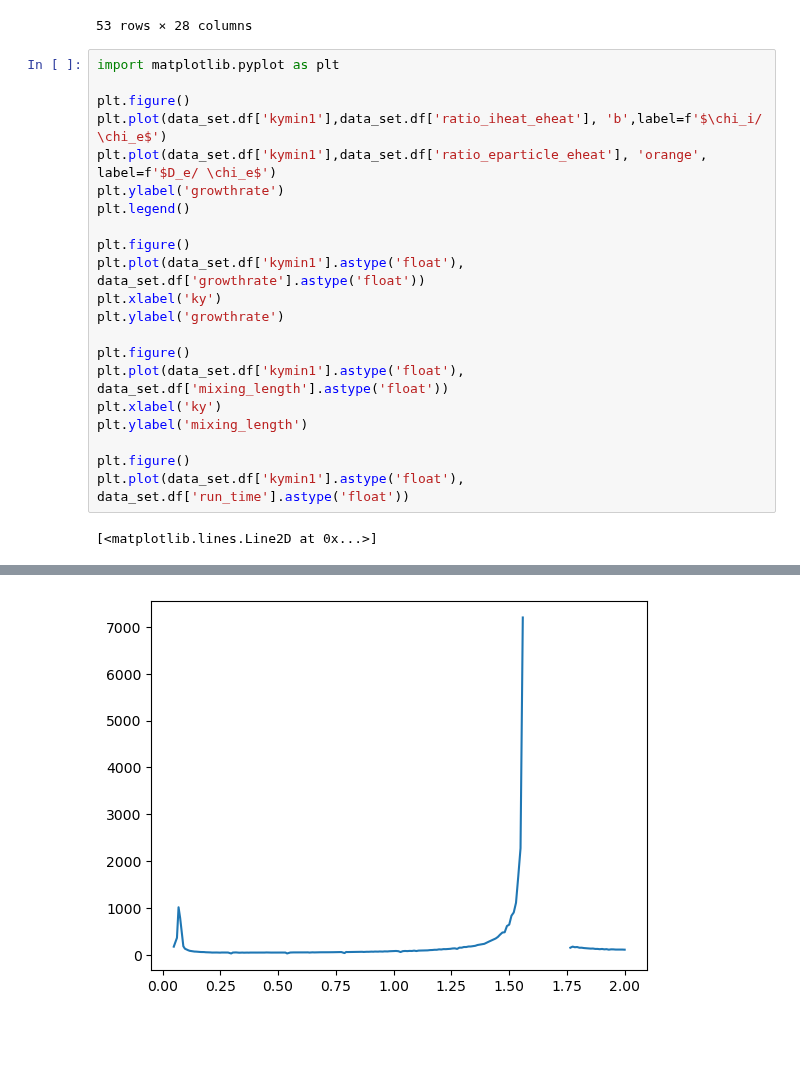
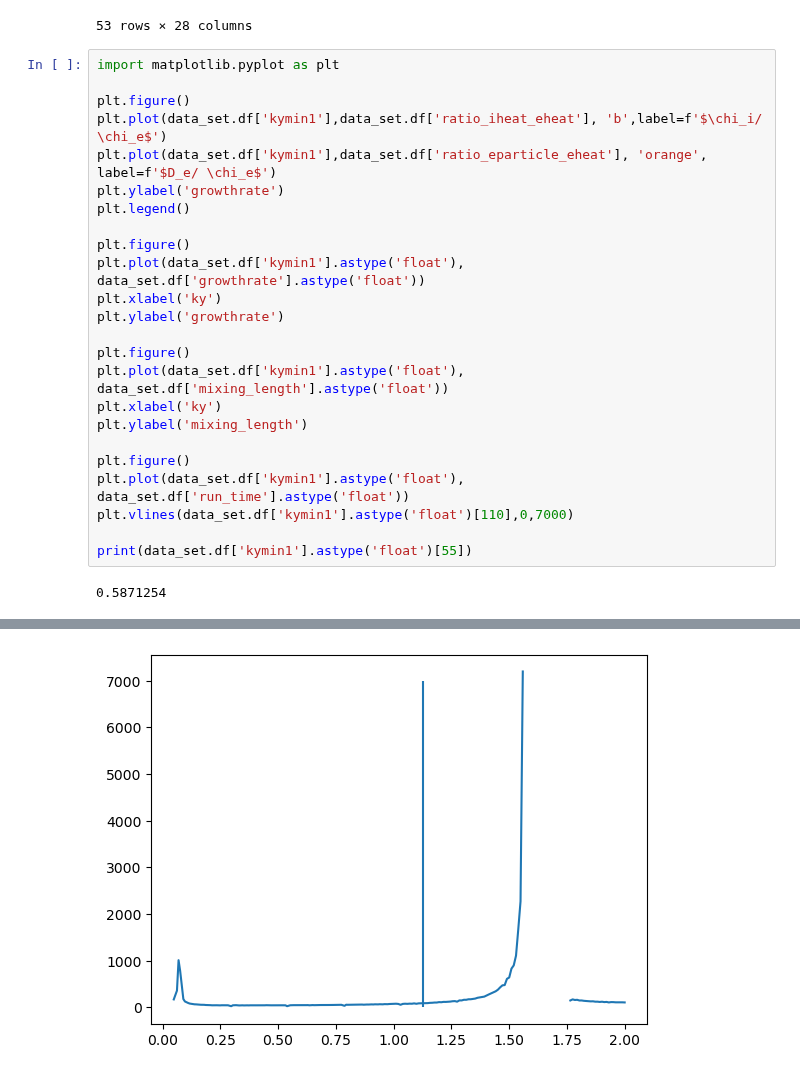
Before and after one commit to DanHarJor/DEEPlasma, a Jupyter notebook: jet_97781.ipynb, the cells around one changed output, grey strips where cells are left out. Drawn from its saved outputs; the diff is of its cells as text; blank space fills up the shorter version.

```diff
--- a/jet_97781.ipynb
+++ b/jet_97781.ipynb
@@ -158,27 +158,30 @@ data_set.df.iloc[147:]
 # %%
 import matplotlib.pyplot as plt
 
 plt.figure()
 plt.plot(data_set.df['kymin1'],data_set.df['ratio_iheat_eheat'], 'b',label=f'$\chi_i/ \chi_e$')
 plt.plot(data_set.df['kymin1'],data_set.df['ratio_eparticle_eheat'], 'orange', label=f'$D_e/ \chi_e$')
 plt.ylabel('growthrate')
 plt.legend()
 
 plt.figure()
 plt.plot(data_set.df['kymin1'].astype('float'), data_set.df['growthrate'].astype('float'))
 plt.xlabel('ky')
 plt.ylabel('growthrate')
 
 plt.figure()
 plt.plot(data_set.df['kymin1'].astype('float'), data_set.df['mixing_length'].astype('float'))
 plt.xlabel('ky')
 plt.ylabel('mixing_length')
 
 plt.figure()
 plt.plot(data_set.df['kymin1'].astype('float'), data_set.df['run_time'].astype('float'))
+plt.vlines(data_set.df['kymin1'].astype('float')[110],0,7000)
+
+print(data_set.df['kymin1'].astype('float')[55])
 # %% [output]
-[<matplotlib.lines.Line2D at 0x...>]
+0.5871254
 [figure]
 [figure]
 [figure]
-[figure, old version]
+[figure, new version]
```
Also changed, not shown: 8 other files.
